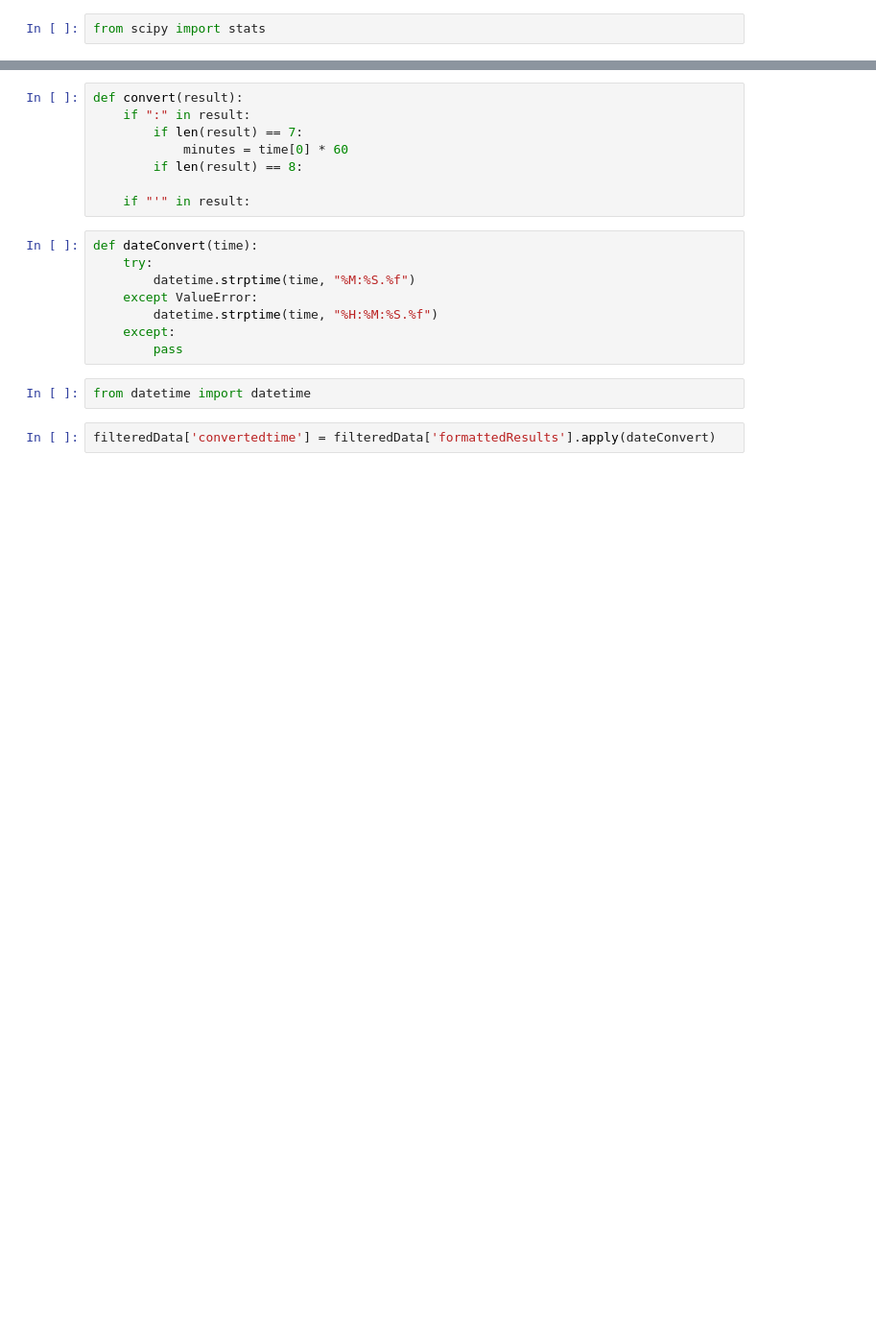
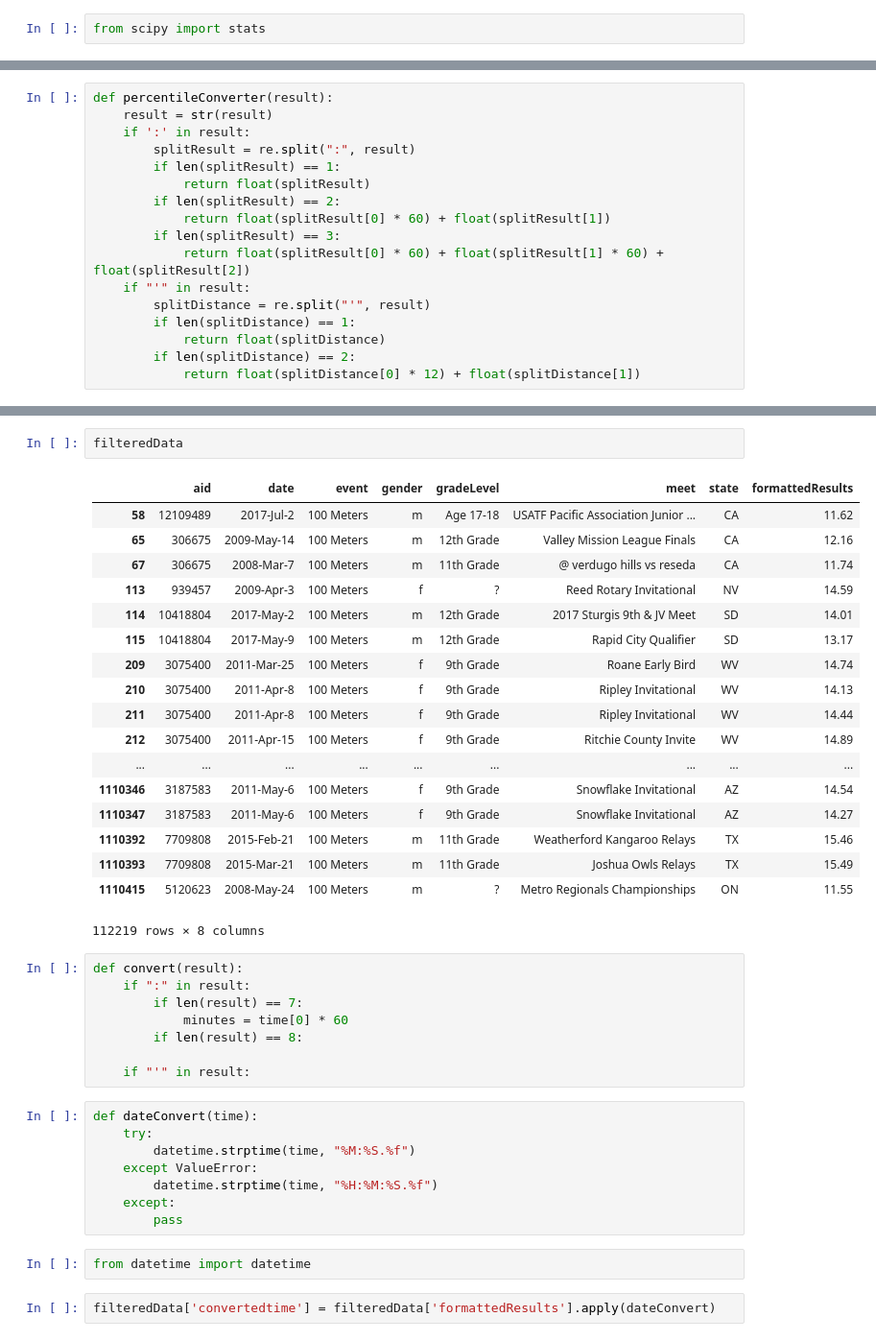
Before and after one commit to Nathanllee1/Athletic.net-Analysis, a Jupyter notebook: dataSCi/percentiletester.ipynb, the cells around one changed output, grey strips where cells are left out. Shown at 96% size. Cells and saved outputs as stored; diff of their text form; blank space fills up the shorter version.

```diff
--- a/dataSCi/percentiletester.ipynb
+++ b/dataSCi/percentiletester.ipynb
@@ -56,0 +61,17 @@ re.search('[a-zA-Z]', the_string)
+# %%
+def percentileConverter(result):
+    result = str(result)
+    if ':' in result:
+        splitResult = re.split(":", result)
+        if len(splitResult) == 1:
+            return float(splitResult)
+        if len(splitResult) == 2:
+            return float(splitResult[0] * 60) + float(splitResult[1])
+        if len(splitResult) == 3:
+            return float(splitResult[0] * 60) + float(splitResult[1] * 60) + float(splitResult[2])
+    if "'" in result:
+        splitDistance = re.split("'", result)
+        if len(splitDistance) == 1:
+            return float(splitDistance)
+        if len(splitDistance) == 2:
+            return float(splitDistance[0] * 12) + float(splitDistance[1])
@@ -57,3 +91,24 @@ re.search('[a-zA-Z]', the_string)
+# %%
+filteredData
+# %% [output]
+|  | aid | date | event | gender | gradeLevel | meet | state | formattedResults |
+| 58 | 12109489 | 2017-Jul-2 | 100 Meters | m | Age 17-18 | USATF Pacific Association Junior ... | CA | 11.62 |
+| 65 | 306675 | 2009-May-14 | 100 Meters | m | 12th Grade | Valley Mission League Finals | CA | 12.16 |
+| 67 | 306675 | 2008-Mar-7 | 100 Meters | m | 11th Grade | @ verdugo hills vs reseda | CA | 11.74 |
+| 113 | 939457 | 2009-Apr-3 | 100 Meters | f | ? | Reed Rotary Invitational | NV | 14.59 |
+| 114 | 10418804 | 2017-May-2 | 100 Meters | m | 12th Grade | 2017 Sturgis 9th & JV Meet | SD | 14.01 |
+| 115 | 10418804 | 2017-May-9 | 100 Meters | m | 12th Grade | Rapid City Qualifier | SD | 13.17 |
+| 209 | 3075400 | 2011-Mar-25 | 100 Meters | f | 9th Grade | Roane Early Bird | WV | 14.74 |
+| 210 | 3075400 | 2011-Apr-8 | 100 Meters | f | 9th Grade | Ripley Invitational | WV | 14.13 |
+| 211 | 3075400 | 2011-Apr-8 | 100 Meters | f | 9th Grade | Ripley Invitational | WV | 14.44 |
+| 212 | 3075400 | 2011-Apr-15 | 100 Meters | f | 9th Grade | Ritchie County Invite | WV | 14.89 |
+| ... | ... | ... | ... | ... | ... | ... | ... | ... |
+| 1110346 | 3187583 | 2011-May-6 | 100 Meters | f | 9th Grade | Snowflake Invitational | AZ | 14.54 |
+| 1110347 | 3187583 | 2011-May-6 | 100 Meters | f | 9th Grade | Snowflake Invitational | AZ | 14.27 |
+| 1110392 | 7709808 | 2015-Feb-21 | 100 Meters | m | 11th Grade | Weatherford Kangaroo Relays | TX | 15.46 |
+| 1110393 | 7709808 | 2015-Mar-21 | 100 Meters | m | 11th Grade | Joshua Owls Relays | TX | 15.49 |
+| 1110415 | 5120623 | 2008-May-24 | 100 Meters | m | ? | Metro Regionals Championships | ON | 11.55 |
+112219 rows × 8 columns
 # %%
 def convert(result):
     if ":" in result:
```
Also changed, not shown: parts of 12 cells of this notebook, 2 other files.
